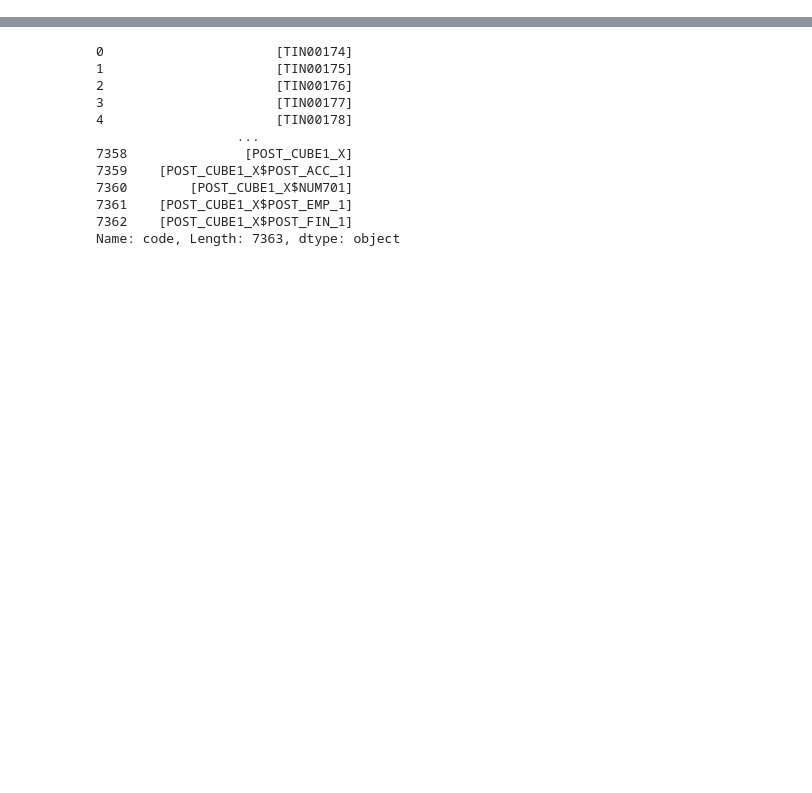
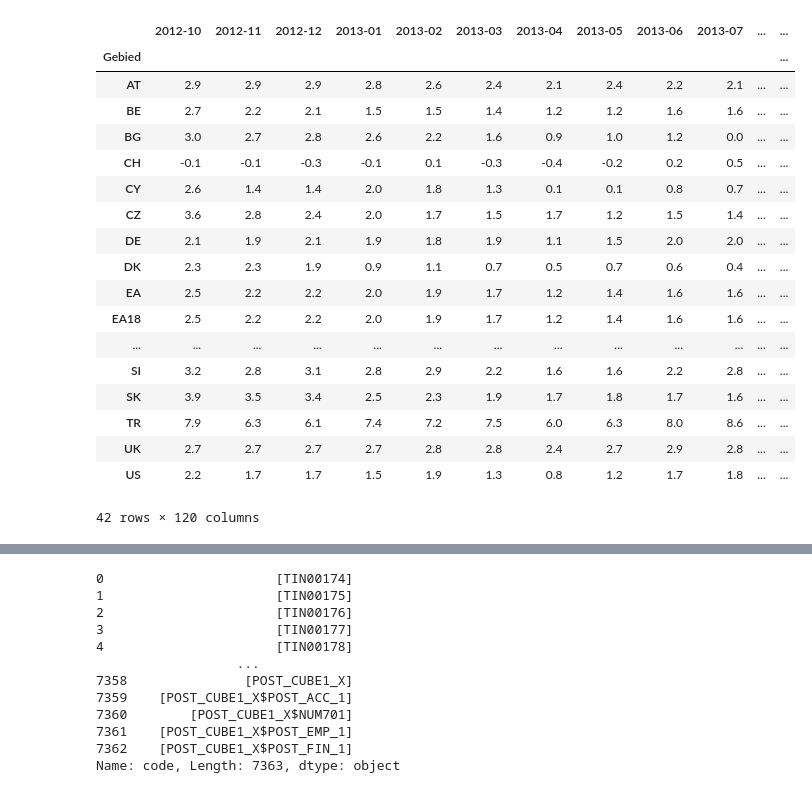
Before and after one commit to journinho/OPENGOV_BE, a Jupyter notebook: jupyter_folder/eurostat.ipynb, the cells around one changed output, grey strips where cells are left out. Cells and saved outputs as stored; diff of their text form; code cells hidden in the pictures; blank space fills up the shorter version.

```diff
--- a/jupyter_folder/eurostat.ipynb
+++ b/jupyter_folder/eurostat.ipynb
@@ -25,3 +10,3 @@ print(eurostat.get_dic(code, 'sex', lang='de'))
 # %%
-code = 'ilc_pns6'
-data = eurostat.get_data_df(code)
+code = 'PRC_HICP_MANR'
+df = eurostat.get_data_df(code)
@@ -70,0 +13,5 @@ TypeError: get_dic() missing 1 required positional argument: 'par'
+# %%
+inflatie_eu = df.loc[df['coicop'] == 'CP00']
+# %%
+# drop irrelevant columns freq unit coicop
+inflatie_eu.drop(columns = ['freq', 'unit', 'coicop'], inplace=True)
@@ -70,0 +44,32 @@ TypeError: get_dic() missing 1 required positional argument: 'par'
+# %%
+# keep the first and the last 120 columns from inflation_eu
+plot_data = pd.concat([inflatie_eu.iloc[:, 0:1], inflatie_eu.iloc[:, -120:]], axis=1)
+#remove EU28 from rows because the composition of the EU has changed over the years
+
+#change name of column geo\time_period to Gebied
+plot_data.rename(columns={'geo\\TIME_PERIOD':'Gebied'}, inplace=True)
+# set the column 'Gebied' as index
+plot_data.set_index('Gebied', inplace=True)
+
+
+plot_data
+# %% [output]
+|  | 2012-10 | 2012-11 | 2012-12 | 2013-01 | 2013-02 | 2013-03 | 2013-04 | 2013-05 | 2013-06 | 2013-07 | ... | ... |
+| Gebied |  |  |  |  |  |  |  |  |  |  |  | ... |
+| AT | 2.9 | 2.9 | 2.9 | 2.8 | 2.6 | 2.4 | 2.1 | 2.4 | 2.2 | 2.1 | ... | ... |
+| BE | 2.7 | 2.2 | 2.1 | 1.5 | 1.5 | 1.4 | 1.2 | 1.2 | 1.6 | 1.6 | ... | ... |
+| BG | 3.0 | 2.7 | 2.8 | 2.6 | 2.2 | 1.6 | 0.9 | 1.0 | 1.2 | 0.0 | ... | ... |
+| CH | -0.1 | -0.1 | -0.3 | -0.1 | 0.1 | -0.3 | -0.4 | -0.2 | 0.2 | 0.5 | ... | ... |
+| CY | 2.6 | 1.4 | 1.4 | 2.0 | 1.8 | 1.3 | 0.1 | 0.1 | 0.8 | 0.7 | ... | ... |
+| CZ | 3.6 | 2.8 | 2.4 | 2.0 | 1.7 | 1.5 | 1.7 | 1.2 | 1.5 | 1.4 | ... | ... |
+| DE | 2.1 | 1.9 | 2.1 | 1.9 | 1.8 | 1.9 | 1.1 | 1.5 | 2.0 | 2.0 | ... | ... |
+| DK | 2.3 | 2.3 | 1.9 | 0.9 | 1.1 | 0.7 | 0.5 | 0.7 | 0.6 | 0.4 | ... | ... |
+| EA | 2.5 | 2.2 | 2.2 | 2.0 | 1.9 | 1.7 | 1.2 | 1.4 | 1.6 | 1.6 | ... | ... |
+| EA18 | 2.5 | 2.2 | 2.2 | 2.0 | 1.9 | 1.7 | 1.2 | 1.4 | 1.6 | 1.6 | ... | ... |
+| ... | ... | ... | ... | ... | ... | ... | ... | ... | ... | ... | ... | ... |
+| SI | 3.2 | 2.8 | 3.1 | 2.8 | 2.9 | 2.2 | 1.6 | 1.6 | 2.2 | 2.8 | ... | ... |
+| SK | 3.9 | 3.5 | 3.4 | 2.5 | 2.3 | 1.9 | 1.7 | 1.8 | 1.7 | 1.6 | ... | ... |
+| TR | 7.9 | 6.3 | 6.1 | 7.4 | 7.2 | 7.5 | 6.0 | 6.3 | 8.0 | 8.6 | ... | ... |
+| UK | 2.7 | 2.7 | 2.7 | 2.7 | 2.8 | 2.8 | 2.4 | 2.7 | 2.9 | 2.8 | ... | ... |
+| US | 2.2 | 1.7 | 1.7 | 1.5 | 1.9 | 1.3 | 0.8 | 1.2 | 1.7 | 1.8 | ... | ... |
+42 rows × 120 columns
```
Also changed, not shown: parts of 36 cells of this notebook, 1 other file.
